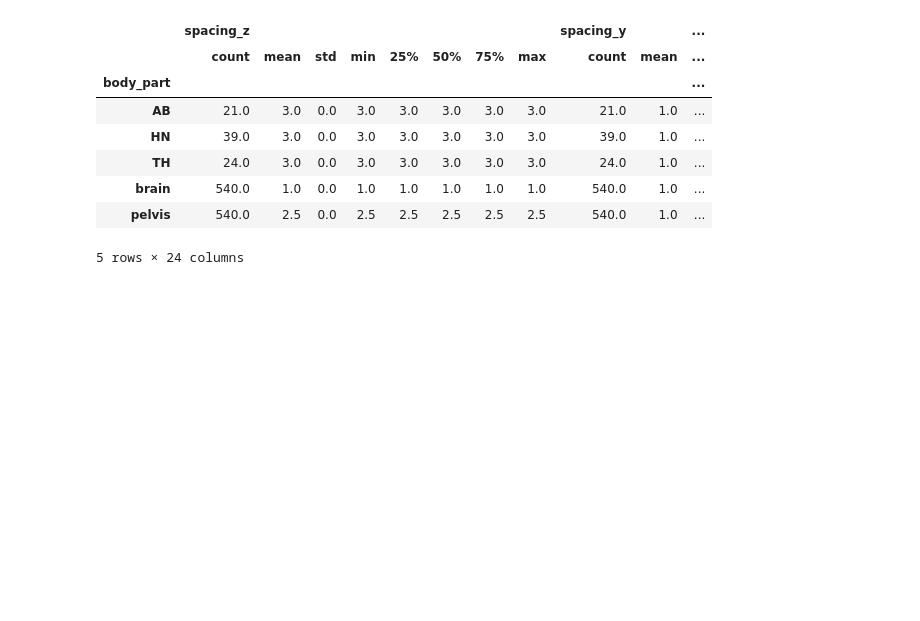
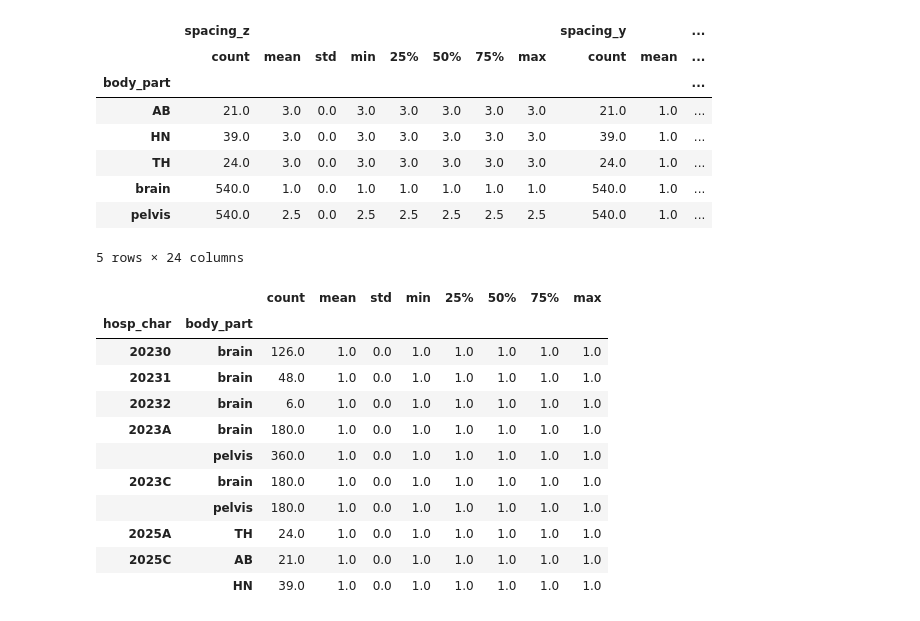
Before and after one commit to NicSchuler/fullbody-sCT, a Jupyter notebook: preprocessing/preprocessing_synthrad/15checkDimensionsOfData.ipynb, the cells around one changed output. Drawn from its saved outputs; the diff is of its cells as text; code cells hidden in the pictures; blank space fills up the shorter version.

```diff
--- a/preprocessing/preprocessing_synthrad/15checkDimensionsOfData.ipynb
+++ b/preprocessing/preprocessing_synthrad/15checkDimensionsOfData.ipynb
@@ -100,4 +99,5 @@ df.sample(20)
 # %%
+df = df[df["modality"]=="MR"]
 df["body_part"] = df["case_id"].str.split("_").str[0]
 
-df.groupby("body_part")[["y", "x"]].describe()
+desc = df.groupby("body_part")[["x", "y", "z"]].describe()
@@ -122,3 +113,48 @@ df.groupby("body_part")[["spacing_z", "spacing_y", "spacing_x"]].describe()
 | brain | 540.0 | 1.0 | 0.0 | 1.0 | 1.0 | 1.0 | 1.0 | 1.0 | 540.0 | 1.0 | ... |
 | pelvis | 540.0 | 2.5 | 0.0 | 2.5 | 2.5 | 2.5 | 2.5 | 2.5 | 540.0 | 1.0 | ... |
 5 rows × 24 columns
+# %%
+def extract_hosp_char(case_id: str, body_part: str) -> str:
+    s = case_id.upper()
+
+    # mapping from body_part to the prefix we search in the case_id
+    prefix_map = {
+        "pelvis": "P",
+        "brain": "B",
+        "TH": "TH",
+        "HN": "HN",
+        "AB": "AB",
+    }
+
+    prefix = prefix_map.get(body_part, body_part)  # fallback: use body_part itself
+    idx = s.rfind(prefix)
+
+    pos = idx + len(prefix)
+    if pos < len(s):
+        hospital = s[pos]
+        if body_part in ("pelvis", "brain"):
+            return "2023" + hospital
+        else:
+            return "2025" + hospital
+    else:
+        return ""
+
+df["hosp_char"] = df.apply(
+    lambda row: extract_hosp_char(row["case_id"], row["body_part"]),
+    axis=1,
+)
+# %%
+df.groupby(["hosp_char", "body_part"])["spacing_x"].describe()
+# %% [output]
+|  |  | count | mean | std | min | 25% | 50% | 75% | max |
+| hosp_char | body_part |  |  |  |  |  |  |  |  |
+| 20230 | brain | 126.0 | 1.0 | 0.0 | 1.0 | 1.0 | 1.0 | 1.0 | 1.0 |
+| 20231 | brain | 48.0 | 1.0 | 0.0 | 1.0 | 1.0 | 1.0 | 1.0 | 1.0 |
+| 20232 | brain | 6.0 | 1.0 | 0.0 | 1.0 | 1.0 | 1.0 | 1.0 | 1.0 |
+| 2023A | brain | 180.0 | 1.0 | 0.0 | 1.0 | 1.0 | 1.0 | 1.0 | 1.0 |
+|  | pelvis | 360.0 | 1.0 | 0.0 | 1.0 | 1.0 | 1.0 | 1.0 | 1.0 |
+| 2023C | brain | 180.0 | 1.0 | 0.0 | 1.0 | 1.0 | 1.0 | 1.0 | 1.0 |
+|  | pelvis | 180.0 | 1.0 | 0.0 | 1.0 | 1.0 | 1.0 | 1.0 | 1.0 |
+| 2025A | TH | 24.0 | 1.0 | 0.0 | 1.0 | 1.0 | 1.0 | 1.0 | 1.0 |
+| 2025C | AB | 21.0 | 1.0 | 0.0 | 1.0 | 1.0 | 1.0 | 1.0 | 1.0 |
+|  | HN | 39.0 | 1.0 | 0.0 | 1.0 | 1.0 | 1.0 | 1.0 | 1.0 |
```
Also changed, not shown: parts of 6 cells of this notebook.
